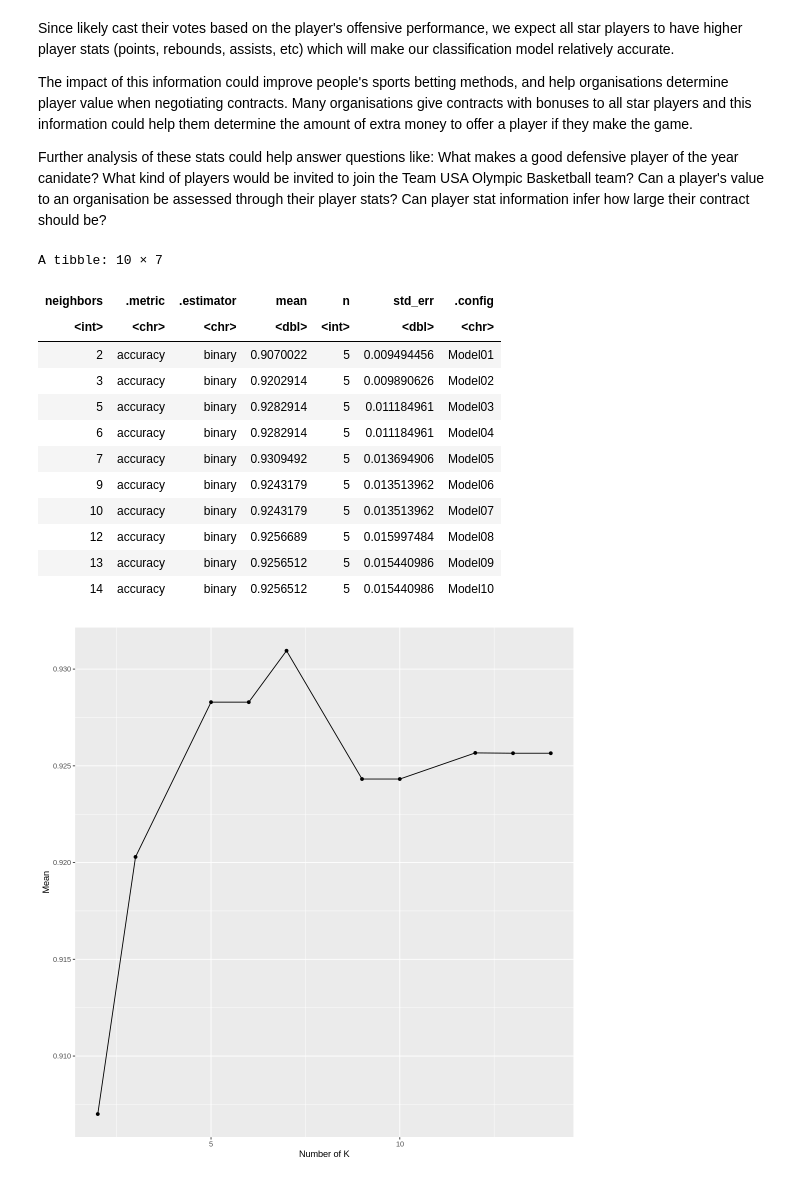
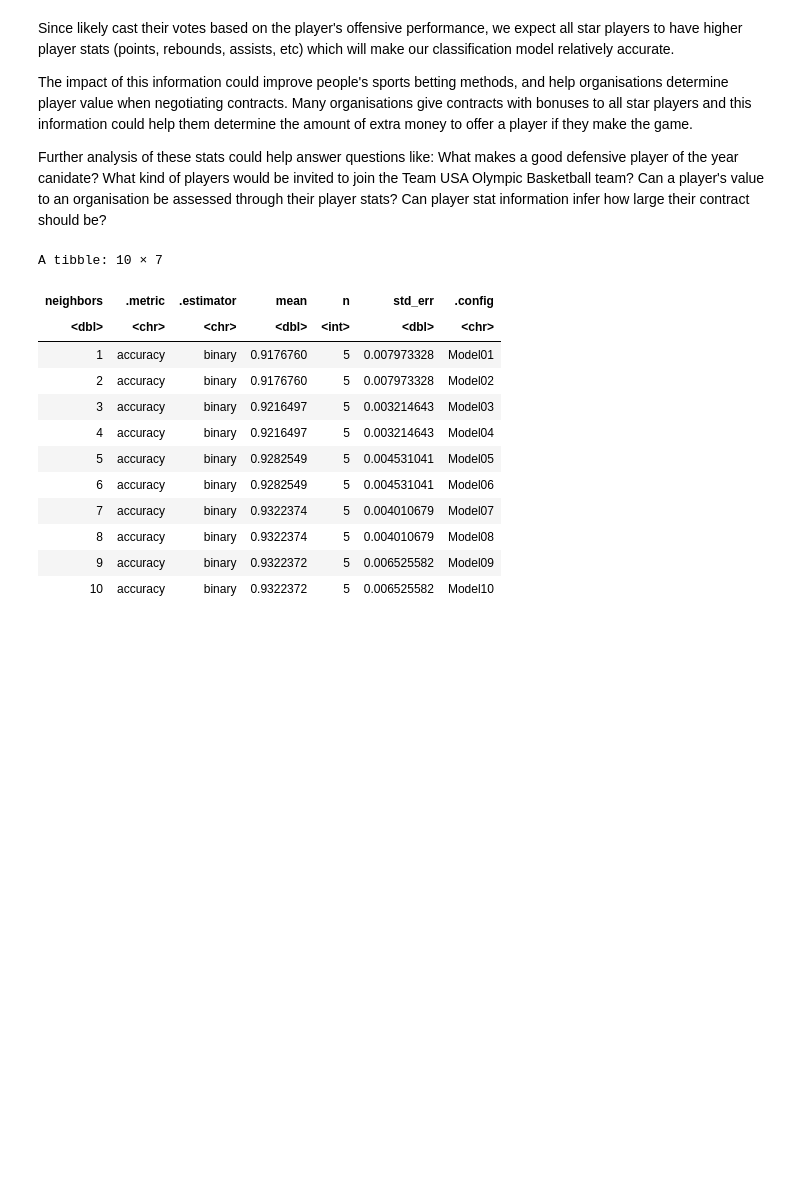
Before and after one commit to RayNguyent/DSCI-100-project, a Jupyter notebook: report.ipynb, the cells around one changed output. Cells and saved outputs as stored; diff of their text form; code cells hidden in the pictures; blank space fills up the shorter version.

```diff
--- a/report.ipynb
+++ b/report.ipynb
@@ -105,10 +118,17 @@ A data.frame: 6 × 22
 | 5 | 2011 | Kobe Bryant | 82 | 33.9 | 25.3 | 9.0 | 20.0 | 45.1 | 1.4 | 4.3 | ⋯ | ... |
 | 6 | 2011 | Amar'e Stoudemire | 78 | 36.8 | 25.3 | 9.5 | 19.0 | 50.2 | 0.1 | 0.3 | ⋯ | ... |
 # %%
+set.seed(2022)
+
 ## Select the potential attributes
 selected_combined_data <- combined_data %>%
     filter(Year <= 2015 & Year >= 2011) %>%
     filter(Player != "0") %>%
-    select(Year, Player, MIN, PTS, FG., REB, AST,Is_All_Star)
-head(selected_combined_data)
+    select(Year, Player, MIN, PTS, FGM, FGA, FTM, FTA, TOV, Is_All_Star)
+
+data_split <- initial_split(selected_combined_data, prop = 0.7, strata = Is_All_Star)
+data_training <- training(data_split)
+data_testing <- testing(data_split)
+
+head(data_training)
 # %% [output]
@@ -148,50 +196,39 @@ The impact of this information could improve people's sports betting methods, an
 
 Further analysis of these stats could help answer questions like: What makes a good defensive player of the year canidate? What kind of players would be invited to join the Team USA Olympic Basketball team? Can a player's value to an organisation be assessed through their player stats? Can player stat information infer how large their contract should be?
 # %%
-set.seed(2020)
-
-data_split <- initial_split(selected_combined_data, prop = 0.7, strata = Is_All_Star)
-data_training <- training(data_split)
-data_testing <- testing(data_split)
+set.seed(2022)
 
 data_fold <- vfold_cv(data_training, v = 5, strata = Is_All_Star)
 
-data_recipe <- recipe(Is_All_Star ~ MIN + PTS + FG. + REB + AST,  data = data_training) %>%
+k_vals <- tibble(neighbors = seq(from = 1, to = 10, by = 1))
+
+data_recipe <- recipe(Is_All_Star ~ MIN + PTS + FGM + FGA + FTM + FTA + TOV, data = data_training) %>%
     step_scale(all_predictors()) %>%
     step_center(all_predictors())
 
 data_spec <- nearest_neighbor(weight_func = "rectangular", neighbors = tune()) %>%
     set_engine("kknn") %>%
     set_mode("classification")
 
 data_fit <- workflow() %>%
     add_recipe(data_recipe) %>%
     add_model(data_spec) %>%
-    tune_grid(resample = data_fold, grid = 10) %>%
+    tune_grid(resamples = data_fold, grid = k_vals) %>%
     collect_metrics() %>%
     filter(.metric == "accuracy")
 
 data_fit
-
-data_plot <- ggplot(data_fit, aes(x= neighbors, y = mean)) +
-    geom_line() +
-    geom_point() +
-    xlab("Number of K") +
-    ylab("Mean")
-
-data_plot
 # %% [output]
 A tibble: 10 × 7
 | neighbors | .metric | .estimator | mean | n | std_err | .config |
-| <int> | <chr> | <chr> | <dbl> | <int> | <dbl> | <chr> |
-| 2 | accuracy | binary | 0.9070022 | 5 | 0.009494456 | Model01 |
-| 3 | accuracy | binary | 0.9202914 | 5 | 0.009890626 | Model02 |
-| 5 | accuracy | binary | 0.9282914 | 5 | 0.011184961 | Model03 |
-| 6 | accuracy | binary | 0.9282914 | 5 | 0.011184961 | Model04 |
-| 7 | accuracy | binary | 0.9309492 | 5 | 0.013694906 | Model05 |
-| 9 | accuracy | binary | 0.9243179 | 5 | 0.013513962 | Model06 |
-| 10 | accuracy | binary | 0.9243179 | 5 | 0.013513962 | Model07 |
-| 12 | accuracy | binary | 0.9256689 | 5 | 0.015997484 | Model08 |
-| 13 | accuracy | binary | 0.9256512 | 5 | 0.015440986 | Model09 |
-| 14 | accuracy | binary | 0.9256512 | 5 | 0.015440986 | Model10 |
+| <dbl> | <chr> | <chr> | <dbl> | <int> | <dbl> | <chr> |
+| 1 | accuracy | binary | 0.9176760 | 5 | 0.007973328 | Model01 |
+| 2 | accuracy | binary | 0.9176760 | 5 | 0.007973328 | Model02 |
+| 3 | accuracy | binary | 0.9216497 | 5 | 0.003214643 | Model03 |
+| 4 | accuracy | binary | 0.9216497 | 5 | 0.003214643 | Model04 |
+| 5 | accuracy | binary | 0.9282549 | 5 | 0.004531041 | Model05 |
+| 6 | accuracy | binary | 0.9282549 | 5 | 0.004531041 | Model06 |
+| 7 | accuracy | binary | 0.9322374 | 5 | 0.004010679 | Model07 |
+| 8 | accuracy | binary | 0.9322374 | 5 | 0.004010679 | Model08 |
+| 9 | accuracy | binary | 0.9322372 | 5 | 0.006525582 | Model09 |
+| 10 | accuracy | binary | 0.9322372 | 5 | 0.006525582 | Model10 |
-[figure, removed]
```
Also changed, not shown: parts of 12 cells of this notebook.
